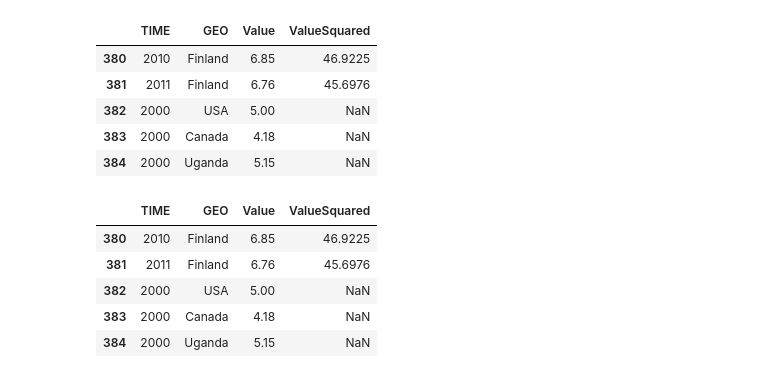
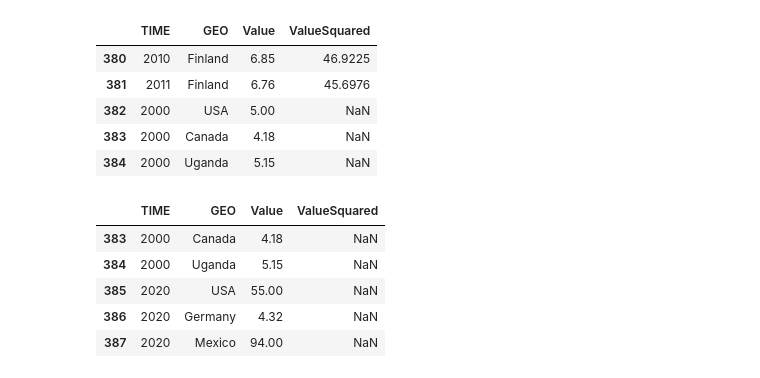
Before and after one commit to adowg1/Math2212_Dowgiallo, a Jupyter notebook: Eurostat/M1_Eurostat.ipynb, the cells around one changed output. Cells and saved outputs as stored; diff of their text form; code cells hidden in the pictures.

Commit message:
finshed hw and third worksheet

```diff
--- a/Eurostat/M1_Eurostat.ipynb
+++ b/Eurostat/M1_Eurostat.ipynb
@@ -262,23 +262,22 @@ edu_new_rows.tail()
 | 383 | 2000 | Canada | 4.18 | NaN |
 | 384 | 2000 | Uganda | 5.15 | NaN |
 # %%
-# orksheet 4
+# Worksheet 4
 ws4_rows_dict = {
     'TIME': [2020,2020,2020],
     'GEO' : ['USA', 'Germany', 'Mexico'],
     'Value' : [55, 4.32, 94]
 }
 
 ws4_rows_df = pd.DataFrame(ws4_rows_dict)
 
-edu_ws4_rows = edu_ws4_rows.append
-s4_rows_df, ignore_index=True, sort=False)
+edu_ws4_rows = edu_new_rows.append(ws4_rows_df, ignore_index=True, sort=False)
 
-edu_new_rows.tail()
+edu_ws4_rows.tail()
 # %% [output]
 |  | TIME | GEO | Value | ValueSquared |
-| 380 | 2010 | Finland | 6.85 | 46.9225 |
-| 381 | 2011 | Finland | 6.76 | 45.6976 |
-| 382 | 2000 | USA | 5.00 | NaN |
 | 383 | 2000 | Canada | 4.18 | NaN |
 | 384 | 2000 | Uganda | 5.15 | NaN |
+| 385 | 2020 | USA | 55.00 | NaN |
+| 386 | 2020 | Germany | 4.32 | NaN |
+| 387 | 2020 | Mexico | 94.00 | NaN |
```
Also changed, not shown: parts of 30 cells of this notebook, 1 other file.
